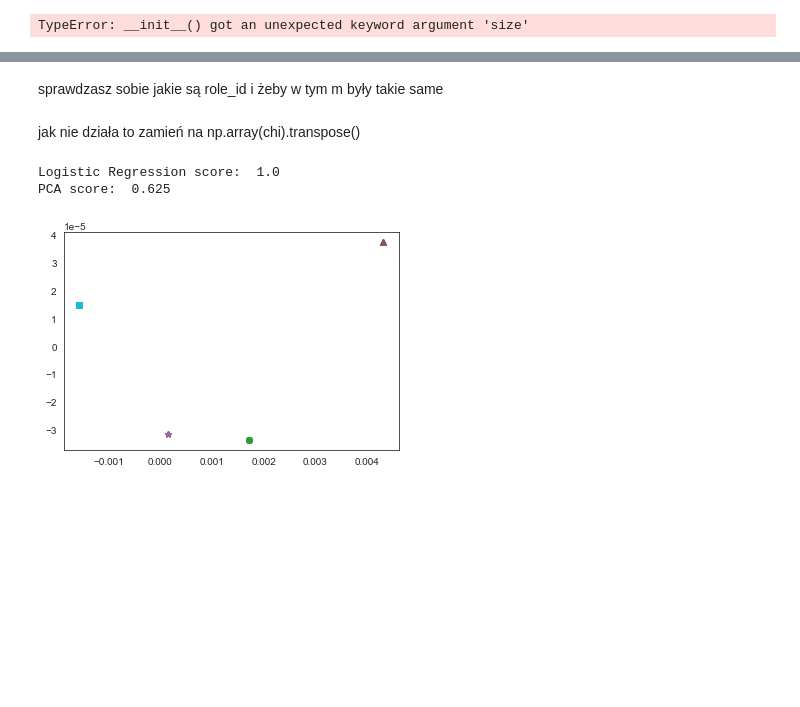
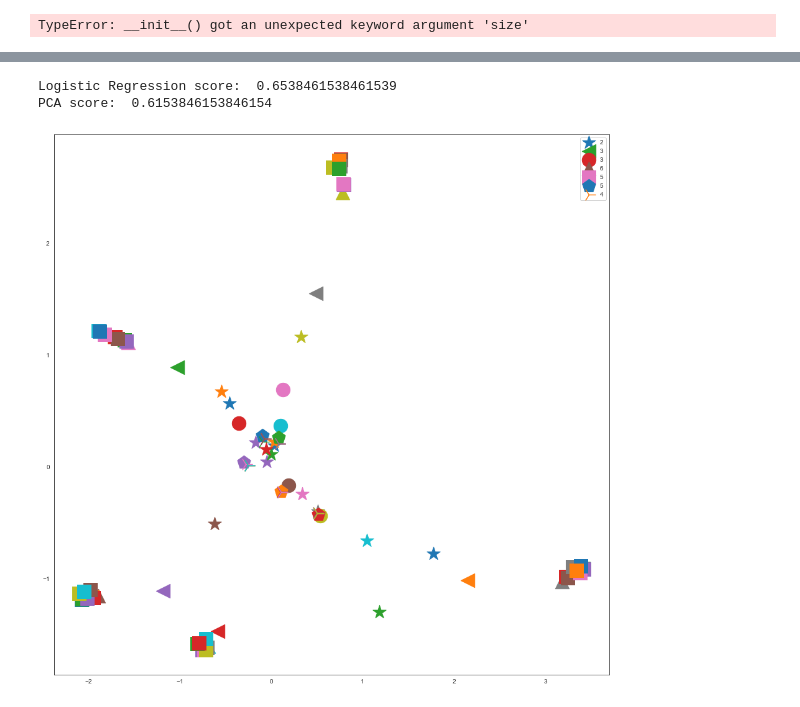
Before and after one commit to x-Tobix/Grafy-i-sieci, a Jupyter notebook: Testing GraphWave.ipynb, the cells around one changed output, grey strips where cells are left out. Drawn from its saved outputs; the diff is of its cells as text; code cells hidden in the pictures; blank space fills up the shorter version.

```diff
--- a/Testing GraphWave.ipynb
+++ b/Testing GraphWave.ipynb
@@ -453,7 +460,7 @@ def build_structure(width_basis, basis_type, list_shapes, start=0,
 
     return basis, communities, plugins, role_id
 # %%
-width_basis = 15
+width_basis = 25
 #nbTrials = 20
 
 
@@ -464,11 +471,13 @@ width_basis = 15
 basis_type = "cycle"
 
 ### 2. Add the shapes
-n_shapes = 5  ## numbers of shapes to add
+n_shapes = 3  ## numbers of shapes to add
 shape = "star"
 #shape=["star",6] ## shapes and their associated required parameters  (nb of edges for the star, etc)
 #shape=["star",6]
-list_shapes = [[shape,4]] * n_shapes
+#list_shapes = [[shape,6]] * n_shapes
+
+list_shapes = [["hollow"],["diamond"] ] * 5
 
 ### 3. Give a name to the graph
 identifier = "_" + basis_type   ## just a name to distinguish between different trials
@@ -476,8 +485,9 @@ sb.set_style('white')
 
 ### 4. Pass all these parameters to the Graph Structure
 add_edges = 0
-G, communities, _ , role_id = build_structure(width_basis, basis_type, list_shapes, start=0,
-                                       add_random_edges=add_edges, plot=True,
+delete_edges = 0
+G, communities, plugins , role_id = build_structure(width_basis, basis_type, list_shapes, start=0,
+                                       add_random_edges=add_edges, delete_random_edges=delete_edges, plot=True, rdm_basis_plugins =True,
                                        savefig=False)
 name_graph = str(width_basis) + basis_type + str(n_shapes) + shape + "_" + str(datetime.datetime.now())[-3:]
 # %% [output]
@@ -493,8 +501,8 @@ Utilities.save_matrix(B, "Graphs\\AdjacencyMatrixes\\GraphWave_Graphs\\" + name_
 ## GraphWave
 # %%
 matrix = input("Give path to adjacency matrix: ")
-GW = GraphWave(matrix,10)
-chi = GW.create_embedding(10,0,1)
+GW = GraphWave(matrix,200)
+chi = GW.create_embedding(200,0,20)
 # %% [markdown]
 ## GraRep
 # %%
@@ -524,13 +532,13 @@ def plot_pca(chi, m):
     scaler = StandardScaler()
     X_scaled = scaler.fit_transform(X)
     X_train, X_test, Y_train, Y_test = train_test_split(X_scaled, Y, test_size = 0.2)
-    model = LogisticRegression()
+    model = LogisticRegression(max_iter=len(role_id))
     model.fit(X_train, Y_train)
     print('Logistic Regression score: ', model.score(X_test, Y_test))
     pca = PCA(n_components=2)
     X_pca = pca.fit_transform(X)
     X_train_pca, X_test_pca, Y_train, Y_test = train_test_split(X_pca, Y, test_size = 0.2)
-    model = LogisticRegression()
+    model = LogisticRegression(max_iter=len(role_id))
     model.fit(X_train_pca, Y_train)
     print("PCA score: ", model.score(X_test_pca, Y_test))
     a, b = X_pca.transpose()
@@ -539,12 +547,23 @@ def plot_pca(chi, m):
     x=np.linspace(0,1,nb_clust+1)
     cmapx=plt.get_cmap('rainbow')
     col=[cmapx(xx) for xx in x ]
+    fig, ax = plt.subplots()
+    used=[]
     for i in range(len(role_id)):
         # plt.xlim(-0.0007, 0.0002)
         # plt.ylim(-0.0002,0.00004)
-        plt.scatter(a[i],b[i], marker=markers[role_id[i]])
-        # if i%2 == 0:
-        #     plt.show()
+        if role_id[i] in used:
+            plt.scatter(a[i],b[i], s=500, marker=markers[role_id[i]])
+            #if role_id[i] in [4,5]:
+                #plt.scatter(a[i],b[i], s=500, marker=markers[role_id[i]])
+        else:
+            plt.scatter(a[i],b[i], s=500, marker=markers[role_id[i]], label=G.degree()[i])
+            used.append(role_id[i])
+            #if role_id[i] in [4,5]:
+                #plt.scatter(a[i],b[i], s=500, marker=markers[role_id[i]], label=G.degree()[i])
+        #if i%2 == 0:
+            #plt.show()
+    ax.legend()
     plt.show()
 # %%
 np.unique(role_id)
@@ -553,11 +572,7 @@ array([-21,   0,   2,   3,   4, 202])
-# %% [markdown]
-sprawdzasz sobie jakie są role_id i żeby w tym m były takie same
-# %% [markdown]
-jak nie działa to zamień na np.array(chi).transpose()
 # %%
-m = {0:'*',-21: 'o',2: '1' , 3: ',',4: '2' , 202: '^'}
-plot_pca(np.array(chi), m)
+m = {-21: '<', -2031: 'o', 0:'*',-31: 'H',-30: 'd',5: '+' , 2: ',',4: 'x' , 203: '4', 202: '^', 20503: 'p'}
+plot_pca(np.array(chi2).transpose(), m)
 # %% [output]
-Logistic Regression score:  1.0
-PCA score:  0.625
+Logistic Regression score:  0.6538461538461539
+PCA score:  0.6153846153846154
-[figure, old version]
+[figure, new version]
```
Also changed, not shown: parts of 5 cells of this notebook.
